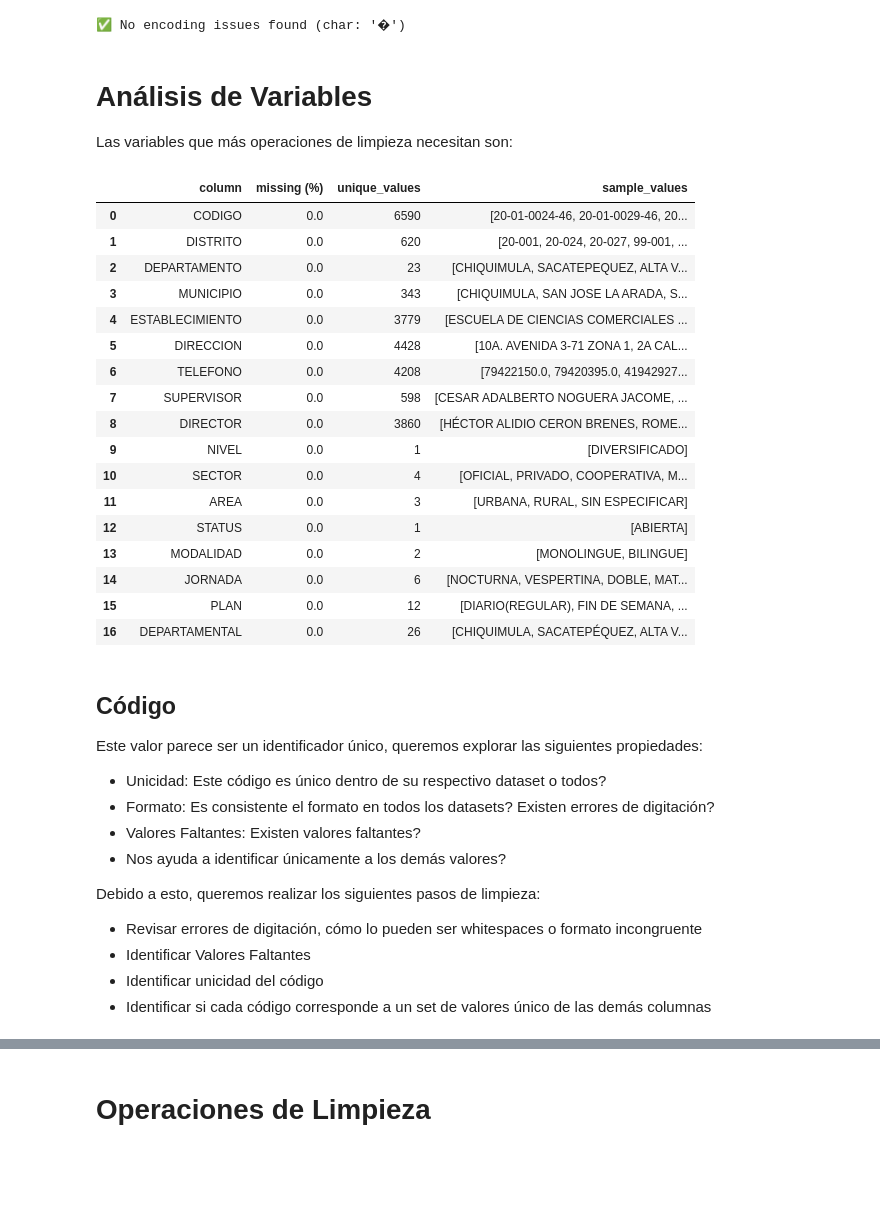
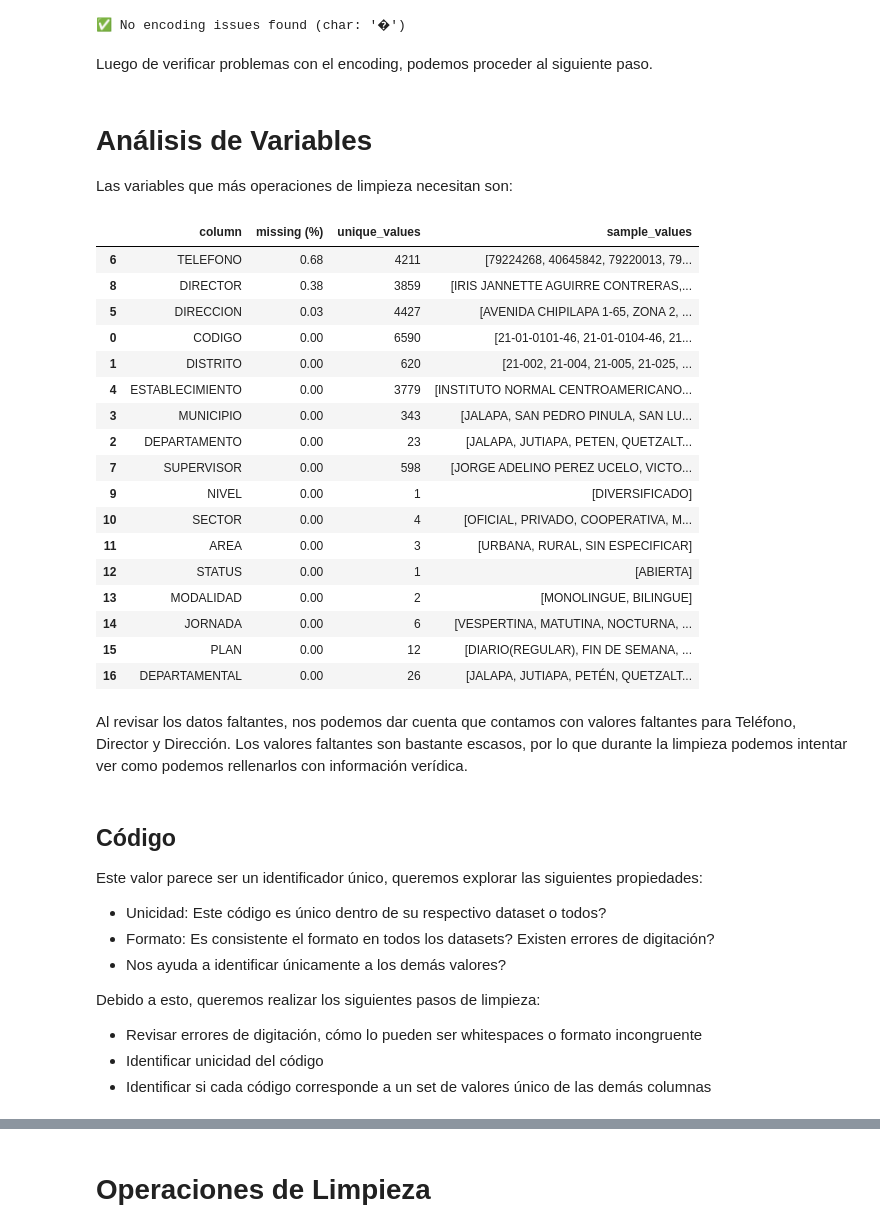
Before and after one commit to nel-eleven11/Proyecto1_DataScience, a Jupyter notebook: Avances.ipynb, the cells around one changed output, grey strips where cells are left out. Saved outputs shown, nothing was run; the diff lists cells and outputs as text; code cells hidden in the pictures; blank space fills up the shorter version.

```diff
--- a/Avances.ipynb
+++ b/Avances.ipynb
@@ -324,66 +328,81 @@ else:
     print(f"✅ No encoding issues found (char: '{problematic_char}')")
 # %% [output]
 ✅ No encoding issues found (char: '�')
+# %% [markdown]
+Luego de verificar problemas con el encoding, podemos proceder al siguiente paso.
 # %% [markdown]
 # Análisis de Variables
 Las variables que más operaciones de limpieza necesitan son:
 # %%
+import pandas as pd
+import numpy as np
+
+def is_empty_value(val):
+    """Check if value represents missing/empty data"""
+    if pd.isna(val):
+        return True
+
+    str_val = str(val).strip().lower()
+    empty_indicators = {'', 'nan', 'none', 'null', 'na', 'n/a', '-', '#n/a'}
+    return str_val in empty_indicators
+
 summary_stats = []
 
 for col in first_columns:
     col_data = []
     for name, df in datasets.items():
         if col in df.columns:
-            series = df[col].astype(str).str.strip()
+            series = df[col]
             col_data.extend(series)
 
     series_all = pd.Series(col_data)
     n_total = len(series_all)
-    n_missing = (series_all == "").sum() + series_all.isna().sum()
-    n_unique = series_all.nunique()
+    n_missing = sum(is_empty_value(val) for val in series_all)
+
+    valid_values = [val for val in series_all if not is_empty_value(val)]
+    n_unique = pd.Series(valid_values).nunique() if valid_values else 0
 
     summary_stats.append({
         "column": col,
         "missing (%)": round((n_missing / n_total) * 100, 2),
         "unique_values": n_unique,
-        "sample_values": series_all.dropna().unique()[:5].tolist()
+        "sample_values": pd.Series(valid_values).unique()[:5].tolist()
     })
 
 df_summary = pd.DataFrame(summary_stats)
 df_summary.sort_values("missing (%)", ascending=False, inplace=True)
-
 display(df_summary)
 # %% [output]
 |  | column | missing (%) | unique_values | sample_values |
-| 0 | CODIGO | 0.0 | 6590 | [20-01-0024-46, 20-01-0029-46, 20... |
-| 1 | DISTRITO | 0.0 | 620 | [20-001, 20-024, 20-027, 99-001, ... |
-| 2 | DEPARTAMENTO | 0.0 | 23 | [CHIQUIMULA, SACATEPEQUEZ, ALTA V... |
-| 3 | MUNICIPIO | 0.0 | 343 | [CHIQUIMULA, SAN JOSE LA ARADA, S... |
-| 4 | ESTABLECIMIENTO | 0.0 | 3779 | [ESCUELA DE CIENCIAS COMERCIALES ... |
-| 5 | DIRECCION | 0.0 | 4428 | [10A. AVENIDA 3-71 ZONA 1, 2A CAL... |
-| 6 | TELEFONO | 0.0 | 4208 | [79422150.0, 79420395.0, 41942927... |
-| 7 | SUPERVISOR | 0.0 | 598 | [CESAR ADALBERTO NOGUERA JACOME, ... |
-| 8 | DIRECTOR | 0.0 | 3860 | [HÉCTOR ALIDIO CERON BRENES, ROME... |
-| 9 | NIVEL | 0.0 | 1 | [DIVERSIFICADO] |
-| 10 | SECTOR | 0.0 | 4 | [OFICIAL, PRIVADO, COOPERATIVA, M... |
-| 11 | AREA | 0.0 | 3 | [URBANA, RURAL, SIN ESPECIFICAR] |
-| 12 | STATUS | 0.0 | 1 | [ABIERTA] |
-| 13 | MODALIDAD | 0.0 | 2 | [MONOLINGUE, BILINGUE] |
-| 14 | JORNADA | 0.0 | 6 | [NOCTURNA, VESPERTINA, DOBLE, MAT... |
-| 15 | PLAN | 0.0 | 12 | [DIARIO(REGULAR), FIN DE SEMANA, ... |
-| 16 | DEPARTAMENTAL | 0.0 | 26 | [CHIQUIMULA, SACATEPÉQUEZ, ALTA V... |
+| 6 | TELEFONO | 0.68 | 4211 | [79224268, 40645842, 79220013, 79... |
+| 8 | DIRECTOR | 0.38 | 3859 | [IRIS JANNETTE AGUIRRE CONTRERAS,... |
+| 5 | DIRECCION | 0.03 | 4427 | [AVENIDA CHIPILAPA 1-65, ZONA 2, ... |
+| 0 | CODIGO | 0.00 | 6590 | [21-01-0101-46, 21-01-0104-46, 21... |
+| 1 | DISTRITO | 0.00 | 620 | [21-002, 21-004, 21-005, 21-025, ... |
+| 4 | ESTABLECIMIENTO | 0.00 | 3779 | [INSTITUTO NORMAL CENTROAMERICANO... |
+| 3 | MUNICIPIO | 0.00 | 343 | [JALAPA, SAN PEDRO PINULA, SAN LU... |
+| 2 | DEPARTAMENTO | 0.00 | 23 | [JALAPA, JUTIAPA, PETEN, QUETZALT... |
+| 7 | SUPERVISOR | 0.00 | 598 | [JORGE ADELINO PEREZ UCELO, VICTO... |
+| 9 | NIVEL | 0.00 | 1 | [DIVERSIFICADO] |
+| 10 | SECTOR | 0.00 | 4 | [OFICIAL, PRIVADO, COOPERATIVA, M... |
+| 11 | AREA | 0.00 | 3 | [URBANA, RURAL, SIN ESPECIFICAR] |
+| 12 | STATUS | 0.00 | 1 | [ABIERTA] |
+| 13 | MODALIDAD | 0.00 | 2 | [MONOLINGUE, BILINGUE] |
+| 14 | JORNADA | 0.00 | 6 | [VESPERTINA, MATUTINA, NOCTURNA, ... |
+| 15 | PLAN | 0.00 | 12 | [DIARIO(REGULAR), FIN DE SEMANA, ... |
+| 16 | DEPARTAMENTAL | 0.00 | 26 | [JALAPA, JUTIAPA, PETÉN, QUETZALT... |
+# %% [markdown]
+Al revisar los datos faltantes, nos podemos dar cuenta que contamos con valores faltantes para Teléfono, Director y Dirección. Los valores faltantes son bastante escasos, por lo que durante la limpieza podemos intentar ver como podemos rellenarlos con información verídica.
 # %% [markdown]
 ## Código
 Este valor parece ser un identificador único, queremos explorar las siguientes propiedades:
 - Unicidad: Este código es único dentro de su respectivo dataset o todos?
 - Formato: Es consistente el formato en todos los datasets? Existen errores de digitación?
-- Valores Faltantes: Existen valores faltantes?
 - Nos ayuda a identificar únicamente a los demás valores?
 
 Debido a esto, queremos realizar los siguientes pasos de limpieza:
 
 - Revisar errores de digitación, cómo lo pueden ser whitespaces o formato incongruente
-- Identificar Valores Faltantes
 - Identificar unicidad del código
 - Identificar si cada código corresponde a un set de valores único de las demás columnas
 # %% [markdown]
```
Also changed, not shown: parts of 65 cells of this notebook, 4 other files.
